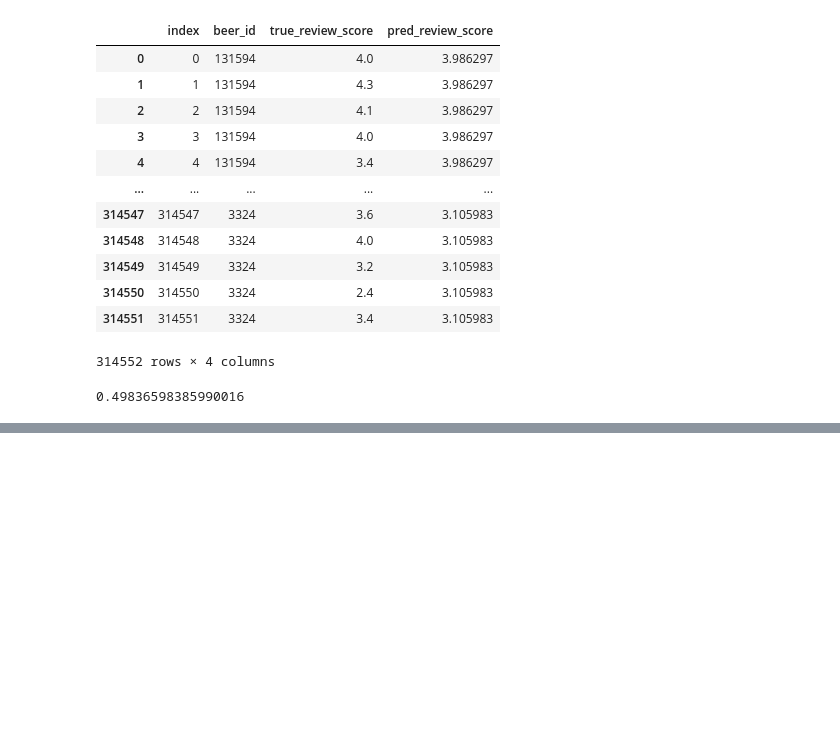
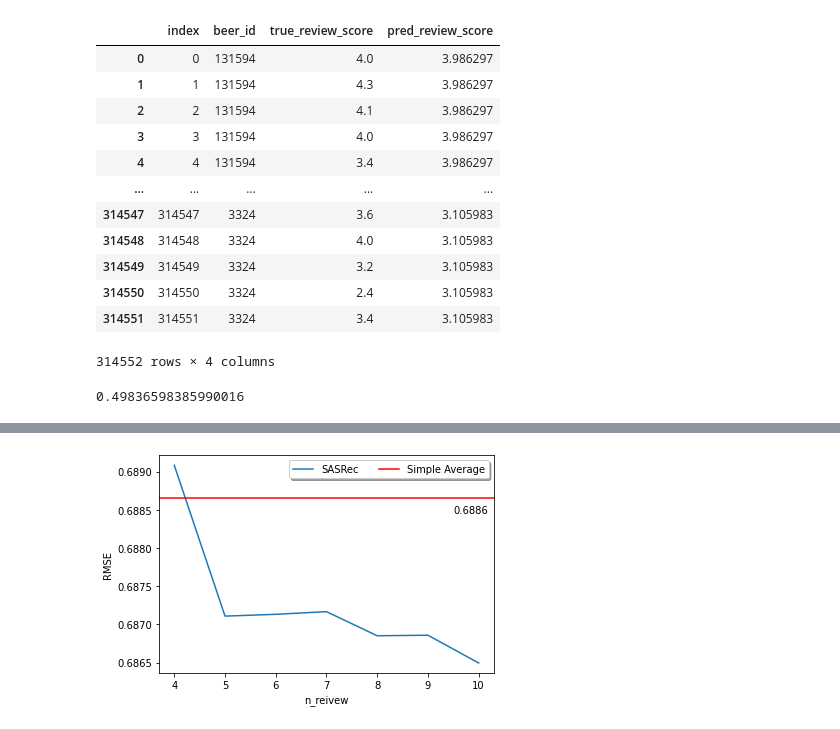
Before and after one commit to boostcampaitech3/final-project-level3-recsys-10, a Jupyter notebook: backend/recommendAPI/s3rec/get_test_score.ipynb, the cells around one changed output, grey strips where cells are left out. Saved outputs shown, nothing was run; the diff lists cells and outputs as text; code cells hidden in the pictures; blank space fills up the shorter version.

Commit message:
[feat/#52] Add RMSE graph

```diff
--- a/backend/recommendAPI/s3rec/get_test_score.ipynb
+++ b/backend/recommendAPI/s3rec/get_test_score.ipynb
@@ -487,0 +473,9 @@ rmse(get_test_df["true_review_score"], get_test_df["pred_review_score"])
+# %%
+vis_df = pd.DataFrame()
+vis_df["n_reivew"] = [4, 5, 6,7,8,9,10]
+vis_df["train_loss"] = [0.2070, 0.2171, 0.2255, 0.2322, 0.2786, 0.2463, 0.2498, ]
+vis_df["valid_loss"] = [0.6540722695816826,0.6391370848640983,  0.6275069372834986, 0.6146579117214176, 0.601892774001176, 0.596786528646603, 0.5861596483093905]
+vis_df["test_loss"] = [0.6597157165705253, 0.6448241189140903, 0.6301568233533358, 0.6209053274050548, 0.6113650325044774, 0.603757000929737, 0.5976322147157224]
+vis_df["standard_test_rmse"] = [0.6890820635231829, 0.6871092050374961 ,0.6871329649760539, 0.6871676697874202, 0.6868523439775196, 0.6868592226874247, 0.6864957339861917]
+
+vis_df
@@ -487,0 +491,3 @@ rmse(get_test_df["true_review_score"], get_test_df["pred_review_score"])
+# %%
+vis_melt_df = vis_df.melt(["n_reivew"], value_name="RMSE", var_name="Data type")
+vis_melt_df
@@ -487,0 +512,9 @@ rmse(get_test_df["true_review_score"], get_test_df["pred_review_score"])
+# %%
+sns.lineplot(x = "n_reivew", y = "RMSE", data=vis_melt_df[vis_melt_df["Data type"]=="standard_test_rmse"])
+plt.xticks(vis_df["n_reivew"])
+plt.axhline(y = 0.6886543013486908, c="r")
+plt.text(x=9.5, y=0.68845, s="0.6886")
+plt.legend(["SASRec", "Simple Average"], ncol=2, frameon=True, shadow=True)
+plt.show()
+# %% [output]
+[figure, added]
```
Also changed, not shown: parts of 20 cells of this notebook.
